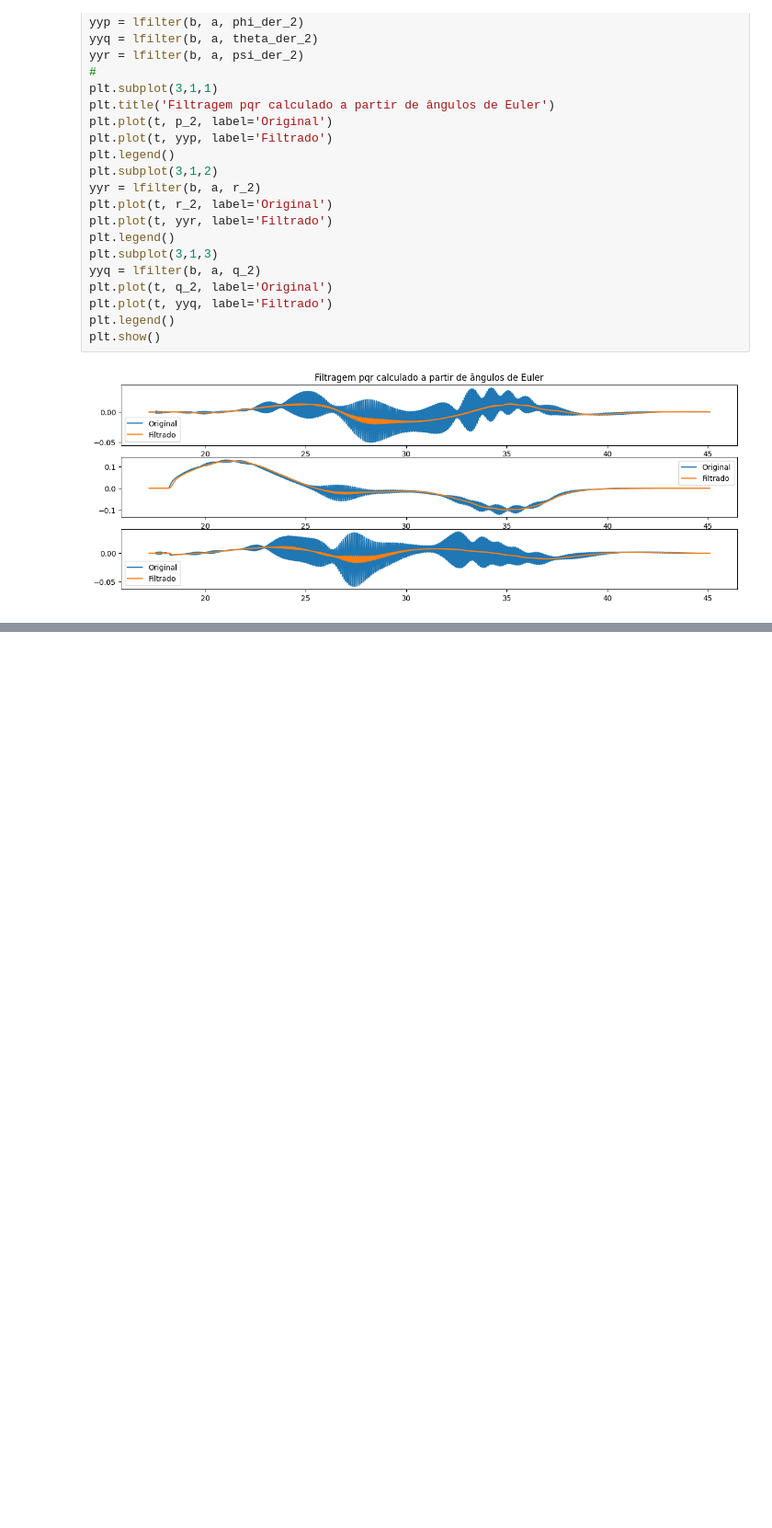
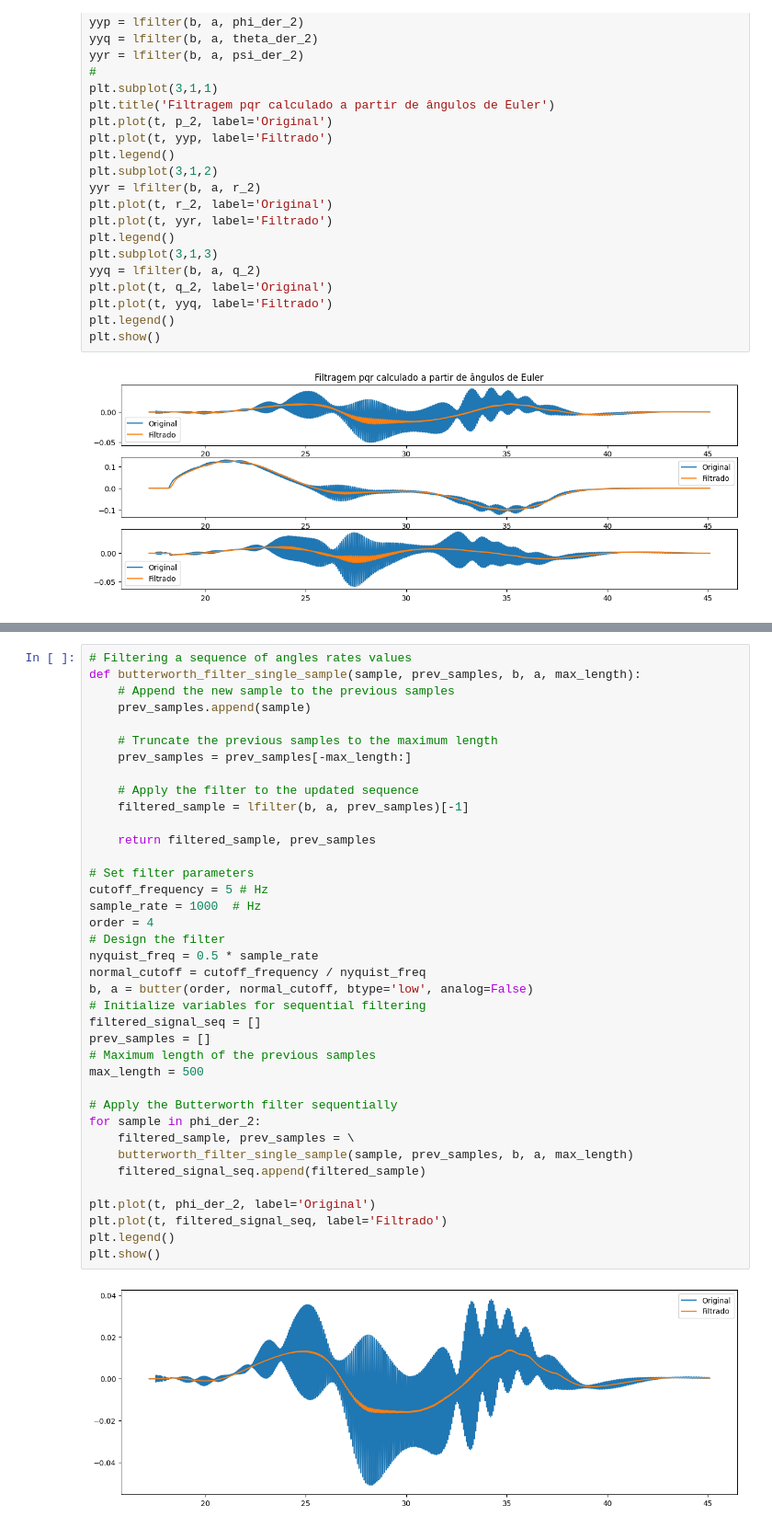
Before and after one commit to dferruzzo/quad_ufabc, a Jupyter notebook: scripts/figures.ipynb, the cells around one changed output, grey strips where cells are left out. Shown at 92% size. Cells and saved outputs as stored; diff of their text form; blank space fills up the shorter version.

```diff
--- a/scripts/figures.ipynb
+++ b/scripts/figures.ipynb
@@ -614,0 +594,40 @@ array([[ 2.41359049e-04,  4.82718098e-04,  2.41359049e-04,
+# %%
+# Filtering a sequence of angles rates values
+def butterworth_filter_single_sample(sample, prev_samples, b, a, max_length):
+    # Append the new sample to the previous samples
+    prev_samples.append(sample)
+
+    # Truncate the previous samples to the maximum length
+    prev_samples = prev_samples[-max_length:]
+
+    # Apply the filter to the updated sequence
+    filtered_sample = lfilter(b, a, prev_samples)[-1]
+
+    return filtered_sample, prev_samples
+
+# Set filter parameters
+cutoff_frequency = 5 # Hz
+sample_rate = 1000  # Hz
+order = 4
+# Design the filter
+nyquist_freq = 0.5 * sample_rate
+normal_cutoff = cutoff_frequency / nyquist_freq
+b, a = butter(order, normal_cutoff, btype='low', analog=False)
+# Initialize variables for sequential filtering
+filtered_signal_seq = []
+prev_samples = []
+# Maximum length of the previous samples
+max_length = 500
+
+# Apply the Butterworth filter sequentially
+for sample in phi_der_2:
+    filtered_sample, prev_samples = \
+    butterworth_filter_single_sample(sample, prev_samples, b, a, max_length)
+    filtered_signal_seq.append(filtered_sample)
+
+plt.plot(t, phi_der_2, label='Original')
+plt.plot(t, filtered_signal_seq, label='Filtrado')
+plt.legend()
+plt.show()
+# %% [output]
+[figure, added]
```
Also changed, not shown: parts of 10 cells of this notebook, 2 other files.
